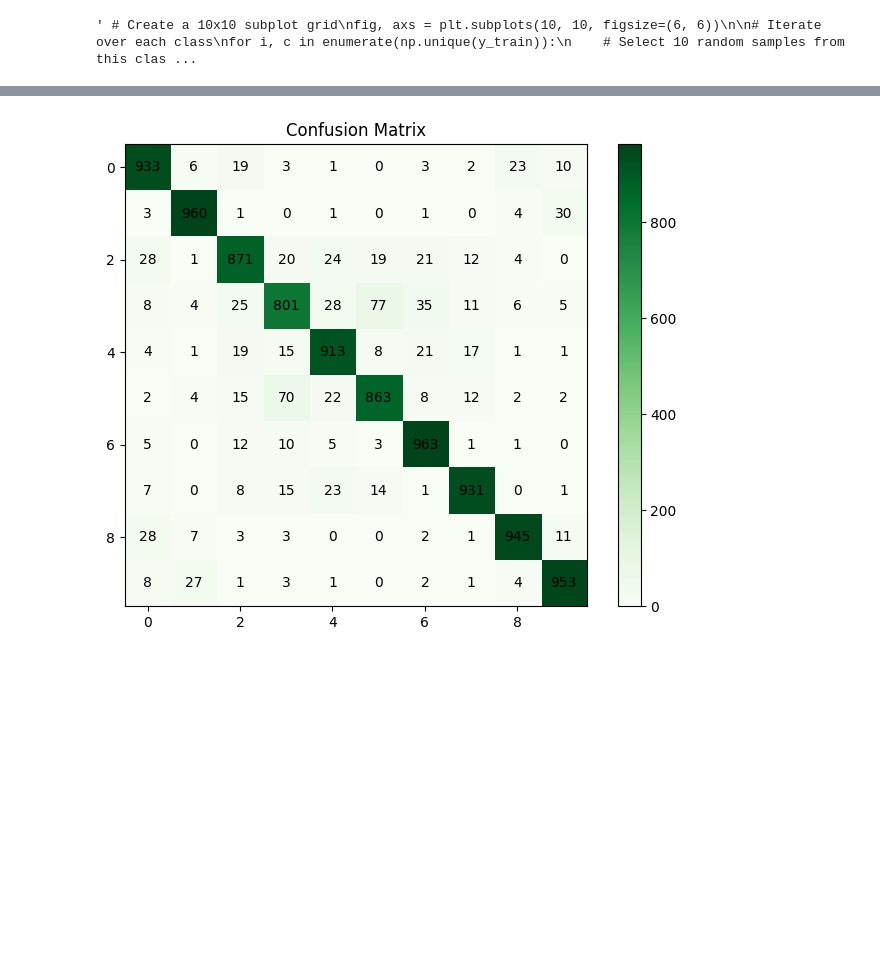
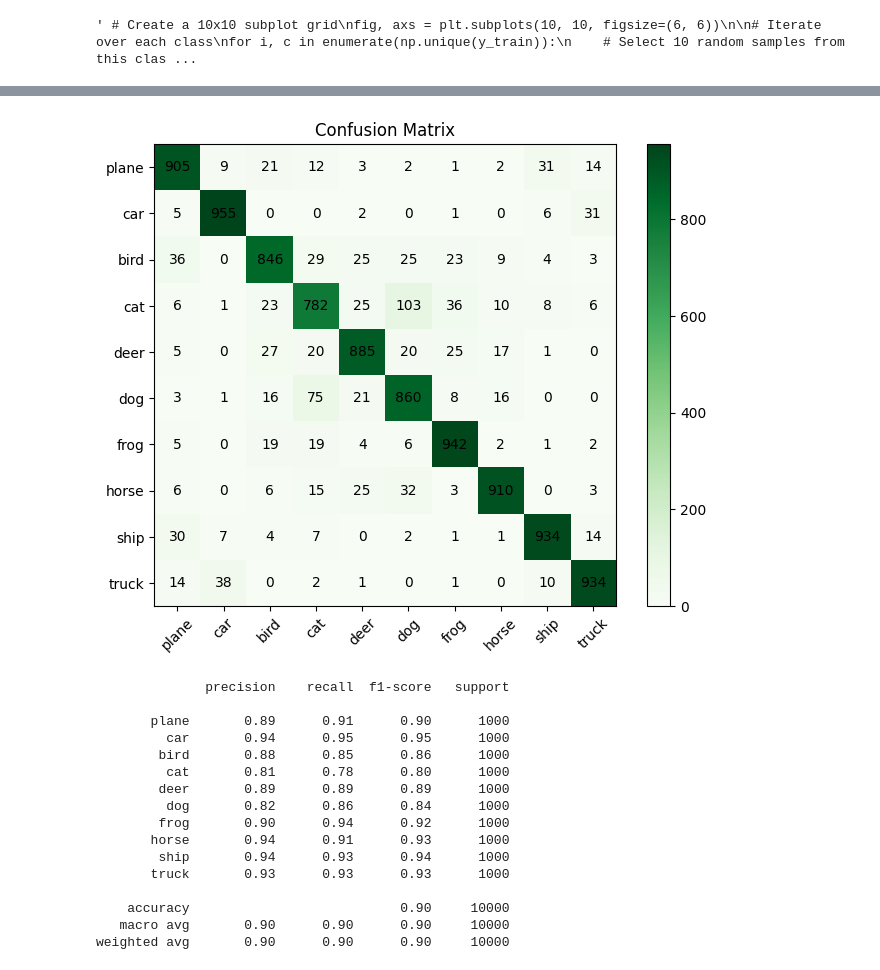
Before and after one commit to Grimngor/Image_Classification_CNN-G3, a Jupyter notebook: Javi_CNN _final.ipynb, the cells around one changed output, grey strips where cells are left out. Saved outputs shown, nothing was run; the diff lists cells and outputs as text; code cells hidden in the pictures; blank space fills up the shorter version.

```diff
--- a/Javi_CNN _final.ipynb
+++ b/Javi_CNN _final.ipynb
@@ -182,0 +149,32 @@ Epoch 32/100
+# %%
+### TRAINING THE MODEL ###
+
+# Compiling the model # TODO: Try different accuracy metrics?
+model_seq.compile(
+    optimizer=Adam(),
+    loss=focal_loss(gamma=2.0, alpha=0.25),
+    #loss=CategoricalCrossentropy(label_smoothing=0.1),
+    metrics=['accuracy'])
+
+# Calculate class weights to adjust the loss function based on the training data
+class_weights = compute_class_weight(class_weight='balanced',
+                                     classes=np.unique(y_train.argmax(axis=1)),
+                                     y=y_train.argmax(axis=1))
+class_weights_dict = dict(enumerate(class_weights))
+
+class_weights_dict[3] *= 2; class_weights_dict[5] *= 2
+
+# Define Early stopping
+early_stopping = EarlyStopping(monitor='val_accuracy', patience=5, mode='max', restore_best_weights=True)
+
+# Learning Rate Scheduler to adjust the learning rate during training
+lr_scheduler = ReduceLROnPlateau(monitor='val_accuracy', factor=0.5, patience=3, verbose=1)
+
+# Training the model
+history = model_seq.fit(x_train, y_train,
+    epochs=100, #50
+    batch_size=128, #512
+    validation_split=0.2,
+    class_weight=class_weights_dict,
+    #validation_steps=int(0.2 * x_test.shape[0] / 512), # Fixed because we're generating val data automatically with validation_split
+    callbacks=[early_stopping, lr_scheduler])
@@ -212,13 +239,11 @@ Test loss: 0.7338
 # %%
-# TODO: Class Names...?
-
 # Making predictions
-predictions = model.predict(x_test)
+y_pred = model_seq.predict(x_test)
 
 # Creating a Confussion matrix
 cm = confusion_matrix(
     np.argmax(y_test, axis=1),
-    np.argmax(predictions, axis=1))
+    np.argmax(y_pred, axis=1))
 
 # Plot the confusion matrix
 plt.figure(figsize=(8, 6))
@@ -236,4 +261,10 @@ for i in range(cm.shape[0]):
         plt.text(j, i, cm[i, j], ha='center', va='center', color='black')
 
 plt.show()
+
+# Ensure both y_test and y_pred_class are in the same format
+y_test_class = np.argmax(y_test, axis=1)
+
+# Display a classification report
+print(classification_report(y_test_class, np.argmax(y_pred, axis=1), target_names = custom_class_names))
 # %% [output]
@@ -241 +272,17 @@ plt.show()
-[figure, old version]
+[figure, new version]
+              precision    recall  f1-score   support
+
+       plane       0.89      0.91      0.90      1000
+         car       0.94      0.95      0.95      1000
+        bird       0.88      0.85      0.86      1000
+         cat       0.81      0.78      0.80      1000
+        deer       0.89      0.89      0.89      1000
+         dog       0.82      0.86      0.84      1000
+        frog       0.90      0.94      0.92      1000
+       horse       0.94      0.91      0.93      1000
+        ship       0.94      0.93      0.94      1000
+       truck       0.93      0.93      0.93      1000
+
+    accuracy                           0.90     10000
+   macro avg       0.90      0.90      0.90     10000
+weighted avg       0.90      0.90      0.90     10000
```
Also changed, not shown: parts of 11 cells of this notebook, 5 other files.
